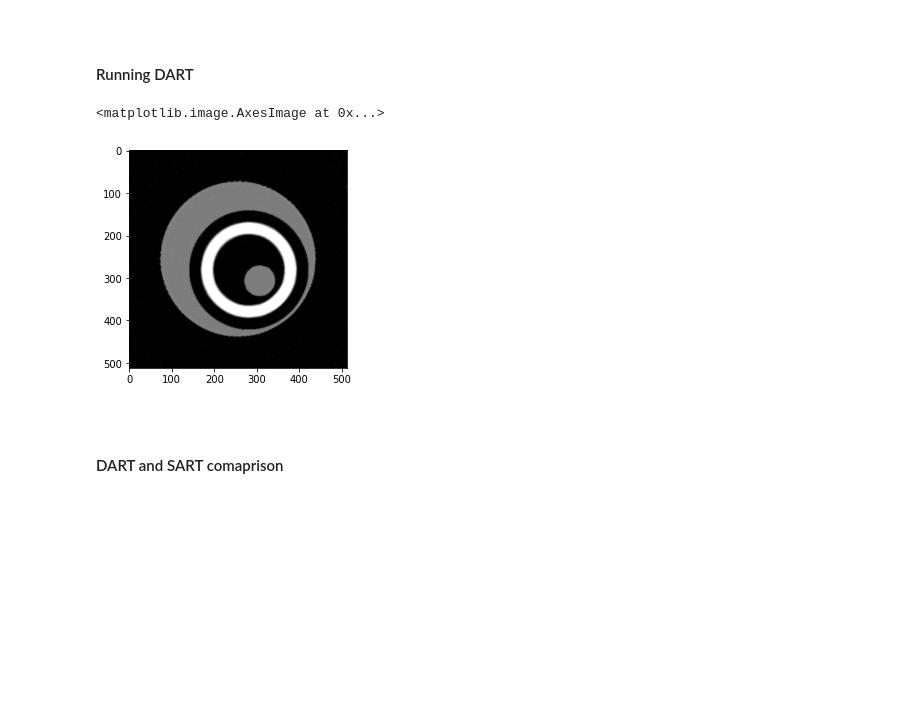
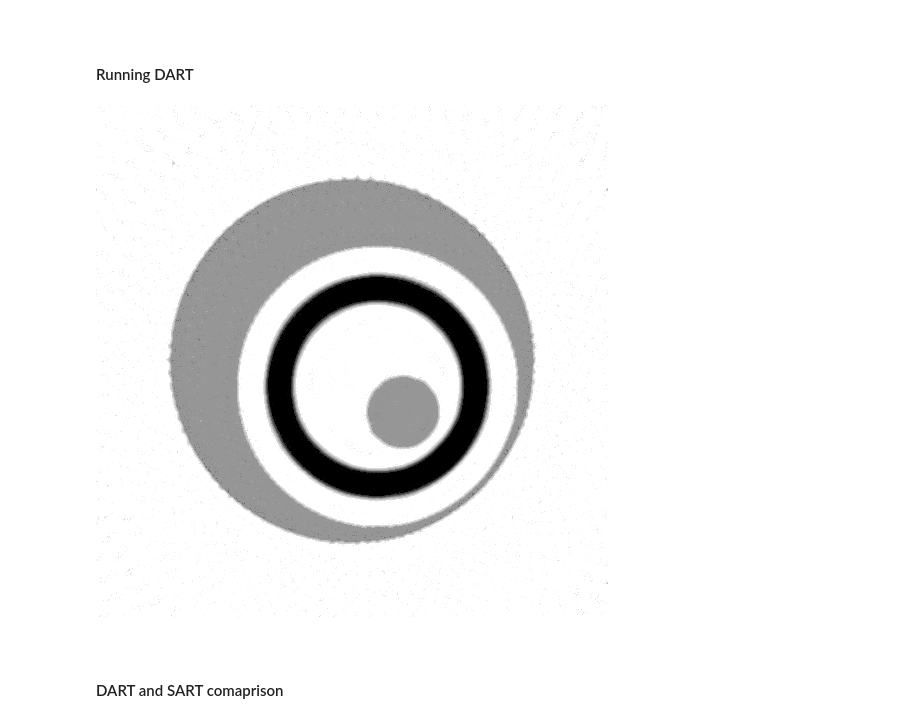
Before and after one commit to OhGreat/DART_python, a Jupyter notebook: dart_steps_test.ipynb, the cells around one changed output. Drawn from its saved outputs; the diff is of its cells as text; code cells hidden in the pictures; blank space fills up the shorter version.

```diff
--- a/dart_steps_test.ipynb
+++ b/dart_steps_test.ipynb
@@ -76,24 +76,25 @@ Running DART
 # %%
 # prepare all the data
 img = np.array(Image.open("data/circles/circles_1.png"), dtype=np.uint8)
 img_width, img_height = img.shape
 gray_lvls = [0, 150, 255]
 vol_geom = astra.creators.create_vol_geom([img_width,img_height])
 phantom_id = astra.data2d.create('-vol', vol_geom, data=img)
 projector_id, sino_id, sinogram = project_from_2D(phantom_id,
                                                 vol_geom,50,1.0,
                                                 use_gpu=True)
 # run the algorithm
 dart = DART()
-res = dart(iters=10,
+dart_res = dart(iters=10,
             gray_levels=gray_lvls,p=0.9,
             vol_shape=img.shape,
             projector_id=projector_id, sino_id=sino_id,
             SART_iter=200, use_gpu=True)
-plt.imshow(res, cmap="Greys")
+dart_res[dart_res > 255] = 255
+dart_res[dart_res < 0] = 0
+Image.fromarray(dart_res.astype(np.uint8))
 # %% [output]
-<matplotlib.image.AxesImage at 0x...>
-[figure, old version]
+[figure, new version]
 # %% [markdown]
 <br/>
 <h4>
```
Also changed, not shown: parts of 4 cells of this notebook, 1 other file.
